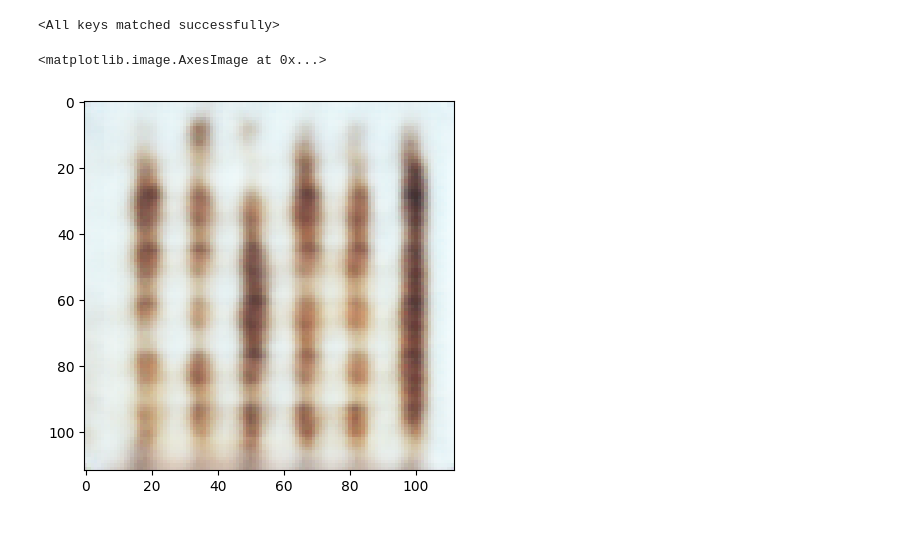
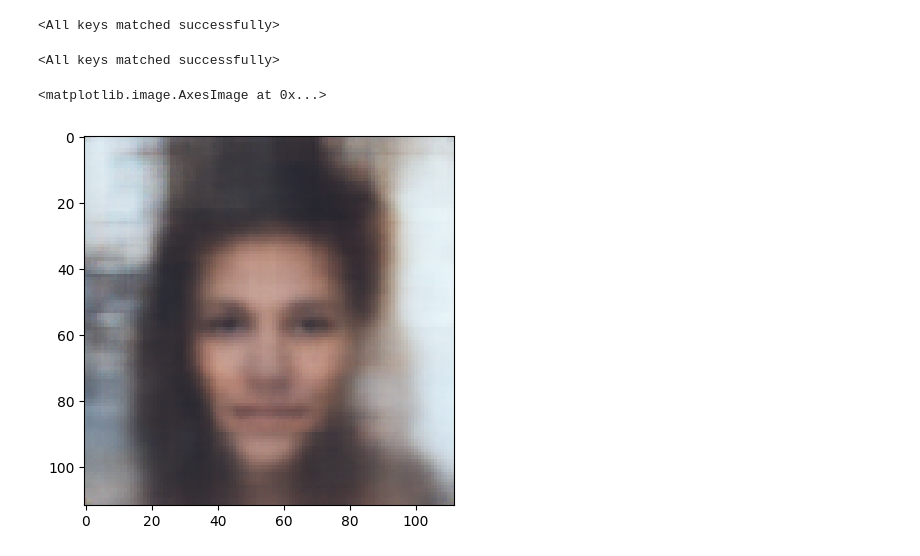
Before and after one commit to ericyh/FACES_VAE, a Jupyter notebook: load_checkpoint.ipynb, the cells around one changed output. Drawn from its saved outputs; the diff is of its cells as text; code cells hidden in the pictures.

```diff
--- a/load_checkpoint.ipynb
+++ b/load_checkpoint.ipynb
@@ -159,3 +162,20 @@ ax[1].imshow(outputs[0].permute(1,2,0))
+# %%
+from collections import OrderedDict
+
+encoder_state_dict = OrderedDict()
+encoder = Encoder()
+encoder.eval()
+for key in model.state_dict().keys():
+    if key[0:7] != "decoder":
+        encoder_state_dict[key] = model.state_dict()[key]
+
+encoder.load_state_dict(encoder_state_dict)
+# %% [output]
+<All keys matched successfully>
+# %%
+batch = next(iter(train_loader))
+output = encoder(batch)
+encoder_output = output[0]
 # %%
 class Decoder(nn.Module):
     def __init__(self):
@@ -211,24 +231,33 @@ decoder.load_state_dict(decoder_state_dict)
 # %% [output]
 <All keys matched successfully>
 # %%
+input_size = 12544
 
-input_size = 12544
-input_seed = torch.randn(input_size)
+a = random.randint(0,len(encoder_output)-1)
+b = random.randint(0,len(encoder_output)-1)
+
+start = encoder_output[a].flatten()
+end = encoder_output[b].flatten()
+#input_seed = torch.randn(input_size)
 
 #variation_dim = random.randint(0,input_size - 1)
-# %%
-input = torch.zeros(1000, input_size)
-for i in range(1000):
-    torch.zeros(1000)
-    input[i] = input_seed + torch.tensor([(i-500)/50 for _ in range(input_size)])
+# %%
+n = 20
+move_rate = 0.01
+
+input = torch.zeros(n, input_size)
+for i in range(1, n):
+    torch.zeros(n)
+    x = i/n
+    input[i] = x*end + (1-x)*start
 # %%
 output = decoder(input).detach().numpy()
 output = np.transpose(output, (0, 2, 3, 1))*255
 output = output.astype(np.uint8)
 # %%
-i = random.randint(0,999)
+i = random.randint(0,len(input)-1)
 plt.imshow(output[i])
 # %% [output]
 <matplotlib.image.AxesImage at 0x...>
-[figure, old version]
+[figure, new version]
 # %%
```
Also changed, not shown: parts of 9 cells of this notebook, 7 other files.
